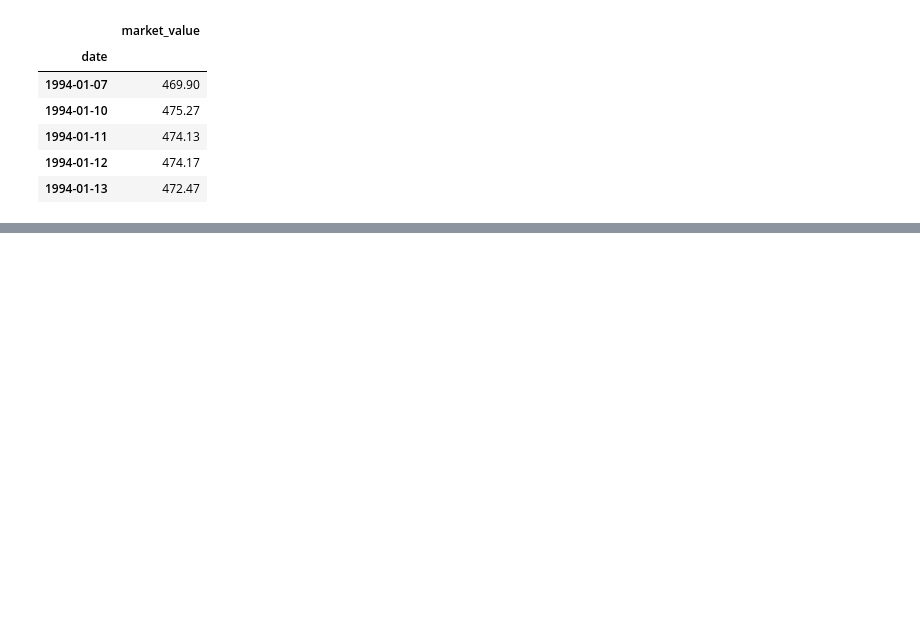
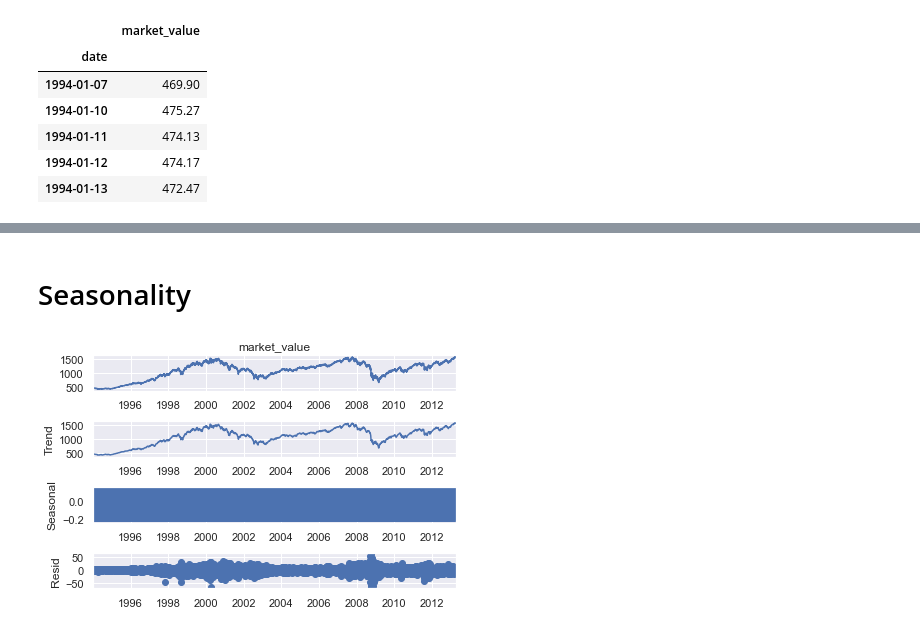
Before and after one commit to sigmadream/practice-timeseries, a Jupyter notebook: Introduction to Time Series.ipynb, the cells around one changed output, grey strips where cells are left out. Saved outputs shown, nothing was run; the diff lists cells and outputs as text; code cells hidden in the pictures; blank space fills up the shorter version.

```diff
--- a/Introduction to Time Series.ipynb
+++ b/Introduction to Time Series.ipynb
@@ -293,0 +160,8 @@ df.head()
+# %% [markdown]
+# Seasonality
+# %%
+s_dec_additive = seasonal_decompose(df.market_value, model= 'additive')
+s_dec_additive.plot()
+plt.show()
+# %% [output]
+[figure, added]
```
Also changed, not shown: parts of 71 cells of this notebook, 2 other files.
